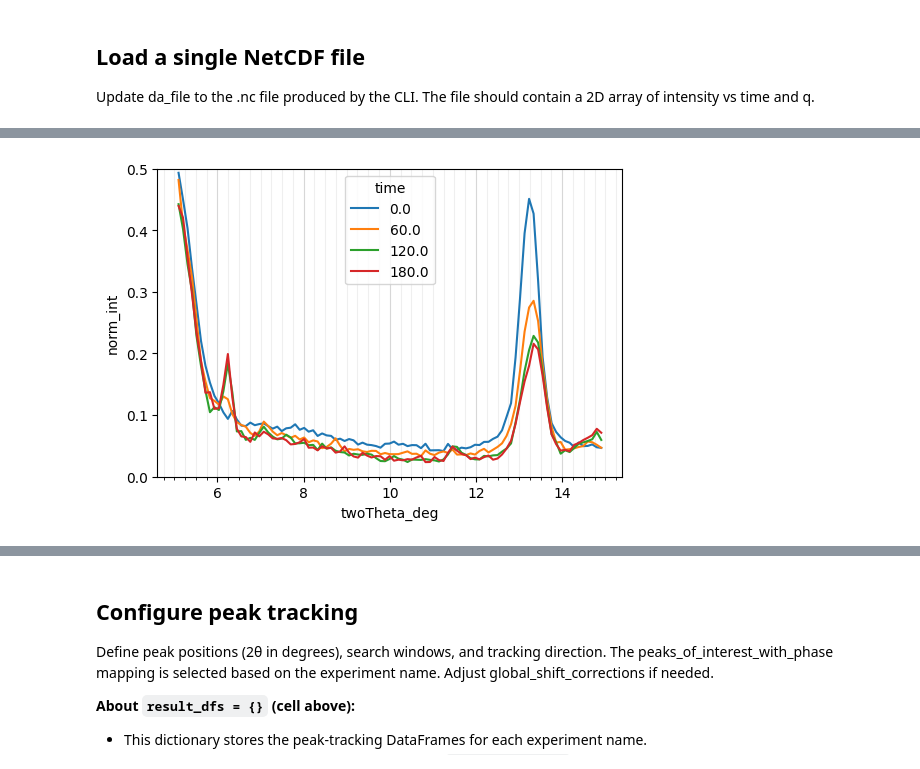
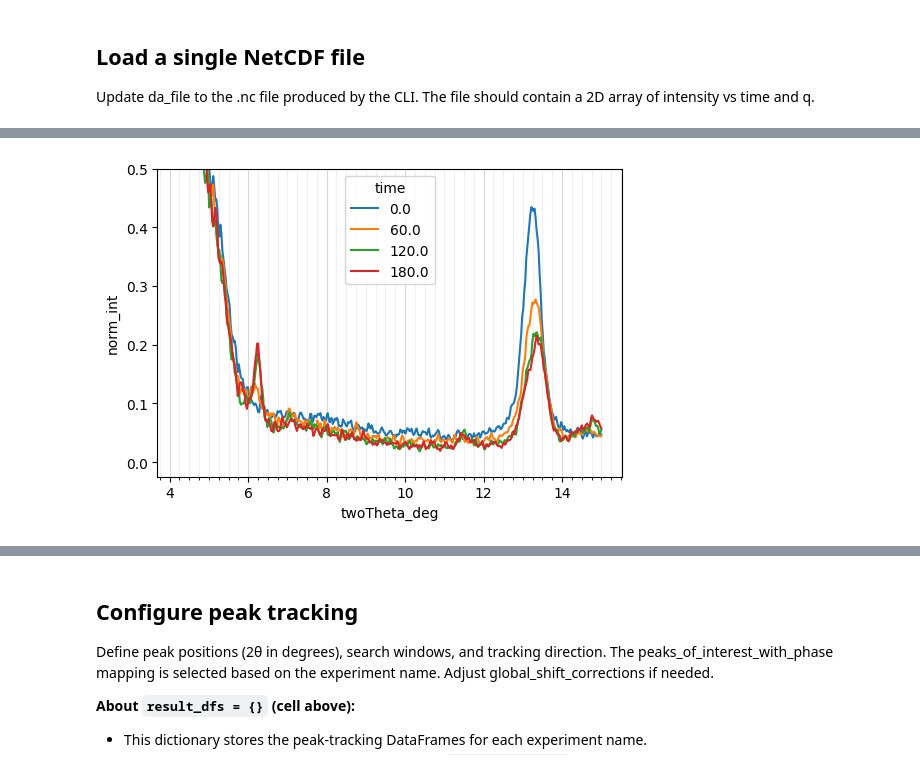
Before and after one commit to yyrliu/als-xrd-12-3-2, a Jupyter notebook: peak_int_single_file.ipynb, the cells around one changed output, grey strips where cells are left out. Drawn from its saved outputs; the diff is of its cells as text; code cells hidden in the pictures.

```diff
--- a/peak_int_single_file.ipynb
+++ b/peak_int_single_file.ipynb
@@ -38,6 +38,7 @@ from analysis import process_time_series_by_peak
 
 Update da_file to the .nc file produced by the CLI. The file should contain a 2D array of intensity vs time and q.
 # %%
-da_file = Path(r"G:\Shared drives\Sutter-Fella Lab\ECRP-Project\results\beamtime_Dec2025\processed_v1\0p1M_ClMBAI_1.nc")
+da_file = Path(r"G:\Shared drives\Sutter-Fella Lab\ECRP-Project\results\beamtime_Dec2025\processed_npt=2000\0p1M_ClMBAI_1.nc")
 
 da = xr.open_dataarray(da_file)
+da
@@ -44,22 +59,22 @@ da = xr.open_dataarray(da_file)
 # %%
 ds = da.to_dataset(name="intensity")
 
 ds['norm_int'] = (ds['intensity'] - ds['intensity'].min()) / (ds['intensity'].max() - ds['intensity'].min())
 
 twoTheta = np.rad2deg(2 * np.arcsin(ds["q_A^-1"] * 1.54 / (4 * np.pi))).values
 ds = ds.assign_coords({"twoTheta_deg": ("q_A^-1", twoTheta)}).swap_dims({"q_A^-1": "twoTheta_deg"})
 
 fig, ax = plt.subplots(figsize=(6,4))
 ds['norm_int']\
     .shift(twoTheta_deg=0)\
     .sel(time=[0, 60, 120, 180], method='nearest')\
-    .sel(twoTheta_deg=slice(5., 15))\
+    .sel(twoTheta_deg=slice(None, 15))\
     .plot.line(x="twoTheta_deg", ax=ax)
 
 ax.set_ylim(None, 0.5)
 # use minor ticks for x-axis
 ax.xaxis.set_minor_locator(plt.MultipleLocator(0.25))
 ax.grid(True, which='major', axis='x', linestyle='-', alpha=0.5)
 ax.grid(True, which='minor', axis='x', linestyle='-', alpha=0.2)
 # %% [output]
-[figure, old version]
+[figure, new version]
```
Also changed, not shown: parts of 9 cells of this notebook, 3 other files.
